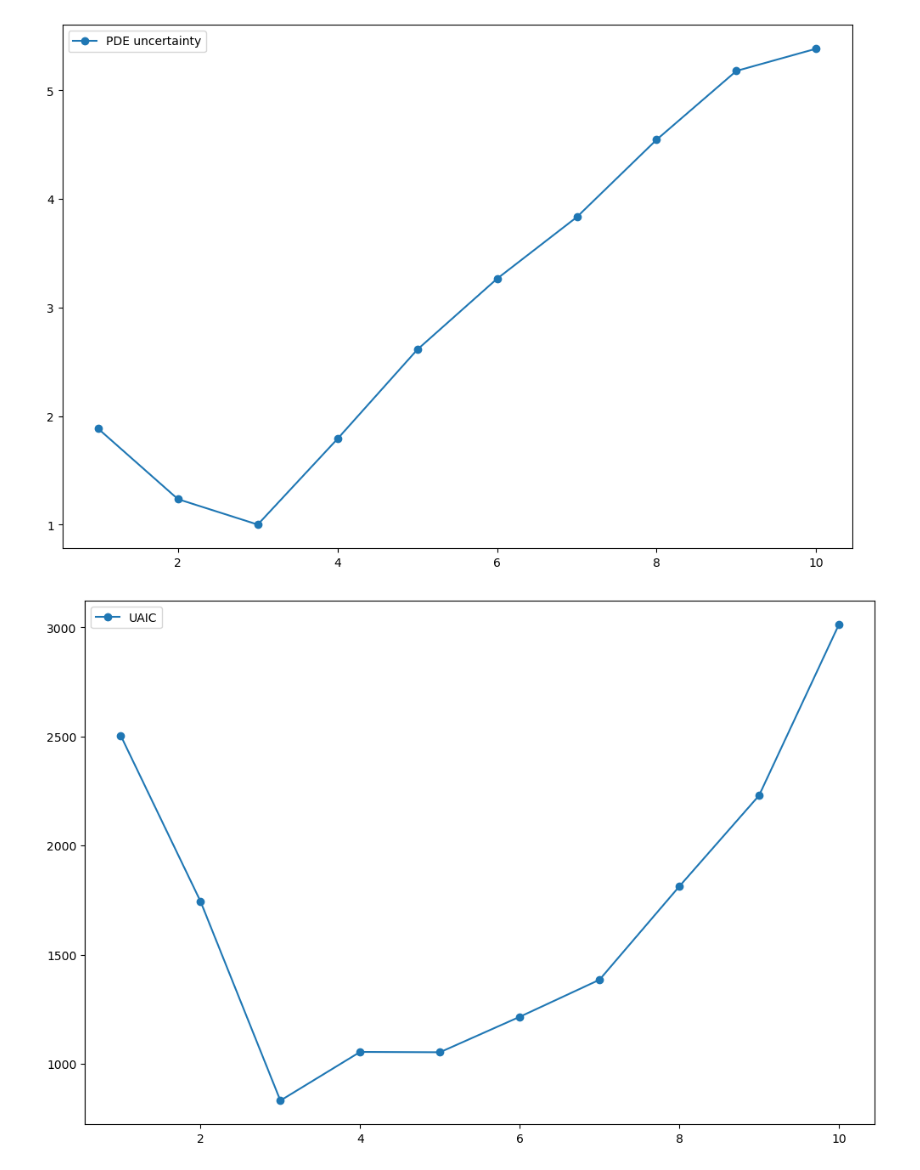
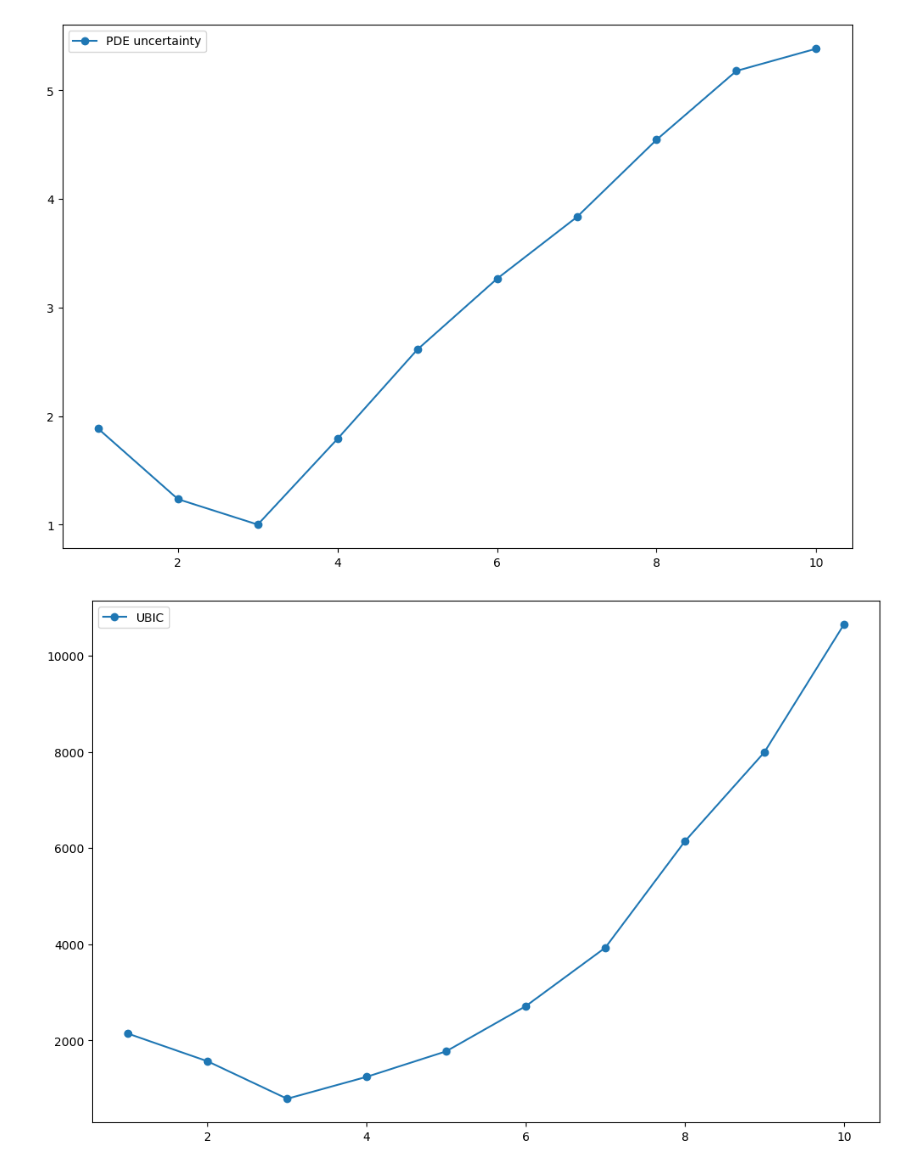
Before and after one commit to Pongpisit-Thanasutives/parametric-discovery, a Jupyter notebook: Spatial_Advection_Diffusion_WeakLib_KRR-Easy.ipynb, the cells around one changed output. Drawn from its saved outputs; the diff is of its cells as text; code cells hidden in the pictures.

```diff
--- a/Spatial_Advection_Diffusion_WeakLib_KRR-Easy.ipynb
+++ b/Spatial_Advection_Diffusion_WeakLib_KRR-Easy.ipynb
@@ -255,6 +255,16 @@ for i in trange(len(Theta_grouped)):
                                       miosr=True, refine=True, verbose=False)), key=len)
     for i in range(max_complexity):
         candidates[i].append(candidates_i[i])
+
+weak_group_sparsity = []
+for candidate in candidates:
+    k = 0
+    unique = Counter([_ for _ in candidate]).keys()
+    for _ in unique:
+        k += len(_)
+    weak_group_sparsity.append(k)
+print(weak_group_sparsity)
+
 # candidates
 # %% [output]
 Set parameter Username
@@ -324,10 +336,9 @@ ic_scores = {}
 ICOMPs = []; a_n = None; icomp_index = 1 # 1, 2
 AICs = []
 BICs = []
-for candidate in candidates:
+for com, candidate in enumerate(candidates):
     CMs = []
     vicomp = 0
-    k = 0
     est_xi = np.zeros((Theta_grouped[0].shape[-1], len(Ut_grouped)))
     for j in range(len(Theta_grouped)):
         est_xi[candidate[j], j:j+1] = np.linalg.lstsq(Theta_grouped[j][:, candidate[j]], Ut_grouped[j], rcond=None)[0]
@@ -335,9 +346,8 @@ for candidate in candidates:
                                        a_n=a_n)
         CM = CM[icomp_index]; vicomp = vicomp[icomp_index]
         CMs.append(CM)
-        k += len(candidate[j])
 
-    k = len(Counter([_ for _ in candidate]).keys())
+    k = weak_group_sparsity[com]
     vicomp /= len(Theta_grouped)
     Ut_grouped_est = estimate_Ut_grouped_est(Theta_grouped, est_xi)
     rss = rss_group(Ut_grouped_est, Ut_grouped, time_integrator)
@@ -395,7 +405,6 @@ plt.show()
 # %%
 best_subsets = {}
 for com, candidate in enumerate(candidates):
-    com = com + 1
     est_xi = []
     uncert = 0.0
     rss = 0.0
@@ -411,14 +420,14 @@ for com, candidate in enumerate(candidates):
         uncert = uncert + np.sqrt(np.diag(model.sigma_)).sum()/abs(model.coef_).sum()
         est_xi.append(coeff)
 
-    if com not in best_subsets: best_subsets[com] = (rss, uncert, indices)
-    elif rss < best_subsets[com][0]: best_subsets[com] = (rss, uncert, indices)
+    if com+1 not in best_subsets: best_subsets[com+1] = (rss, uncert)
+    elif rss < best_subsets[com][0]: best_subsets[com+1] = (rss, uncert)
 
 min_uncert = np.min([best_subsets[com][1] for com in best_subsets])
 complexities = sorted(best_subsets.keys())
 uncertainties = []
 for com in complexities:
-    _, uncert, _ = best_subsets[com]
+    _, uncert = best_subsets[com]
     uncert = uncert/min_uncert
     uncertainties.append(uncert)
 uncertainties = np.array(uncertainties)
@@ -429,8 +438,8 @@ plt.show()
 # %% [output]
 [figure]
 # %%
-plt.plot([_+1 for _ in range(max_complexity)], np.array(AICs)+2*100*uncertainties, '-o', label='UAIC')
+plt.plot([_+1 for _ in range(max_complexity)], np.array(BICs)+np.log(N)*uncertainties, '-o', label='UBIC')
 plt.legend()
 plt.show()
 # %% [output]
-[figure, old version]
+[figure, new version]
```
Also changed, not shown: parts of 6 cells of this notebook.
